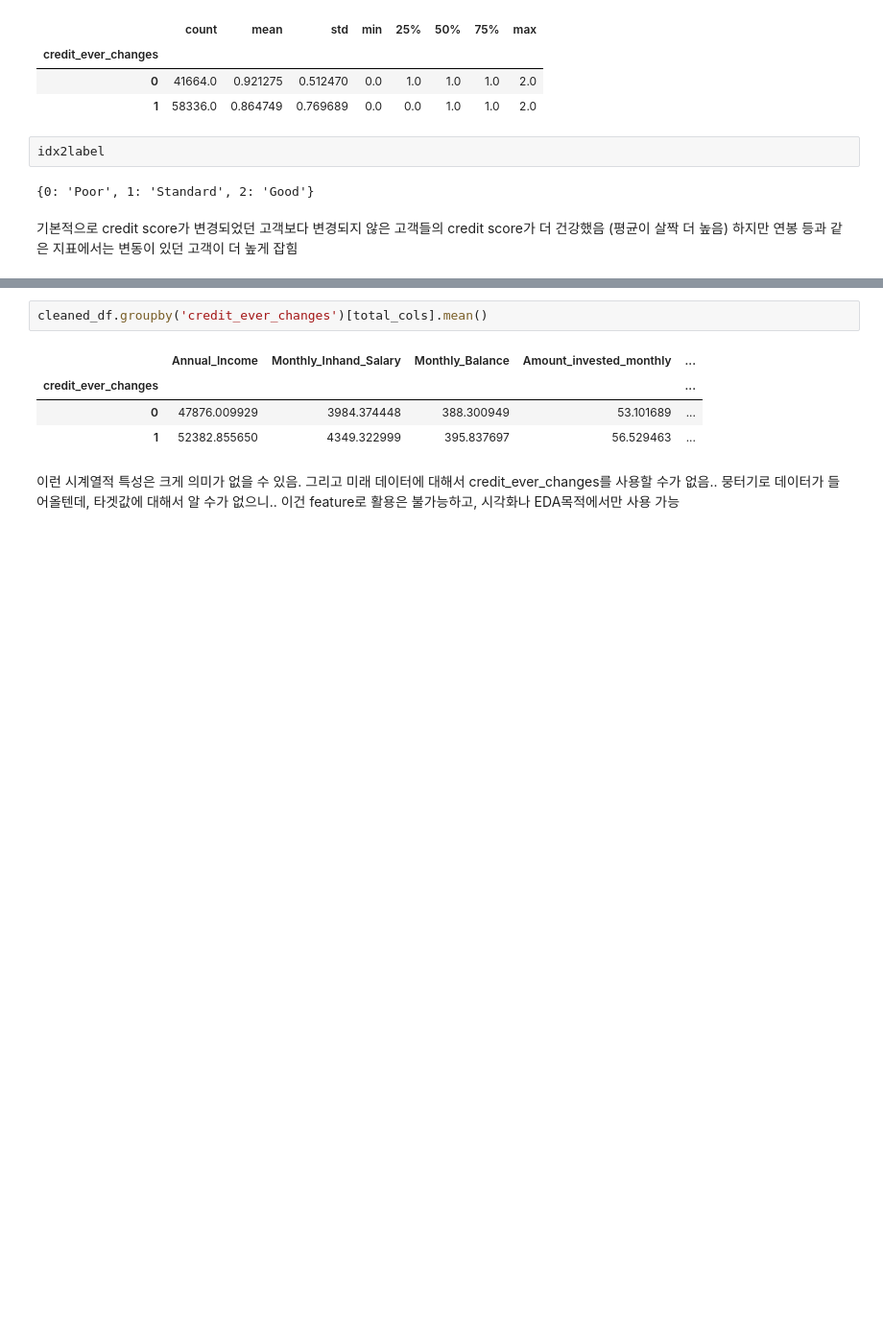
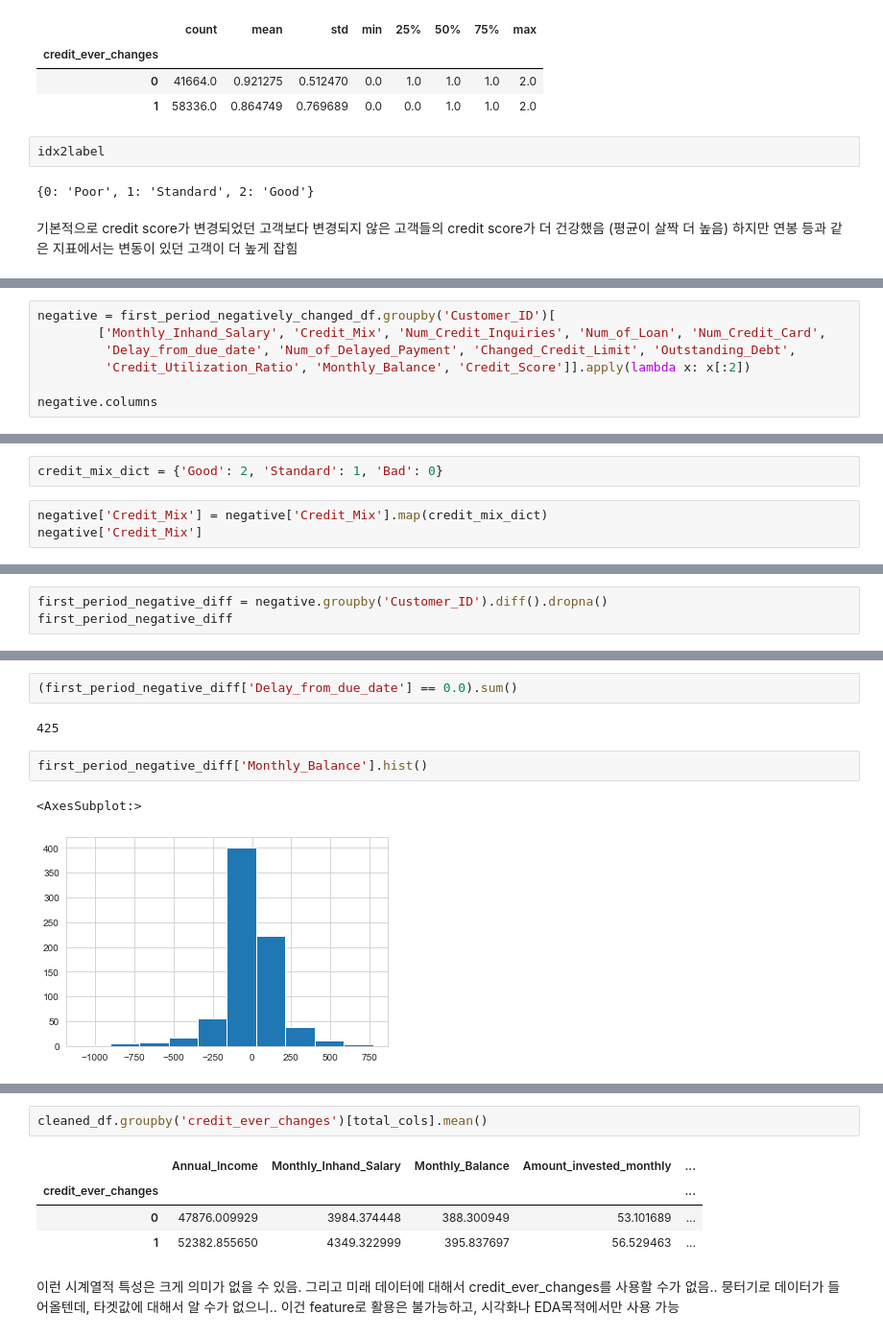
Before and after one commit to Rphabet/Imbalanced, a Jupyter notebook: CreditScore/eda.ipynb, the cells around one changed output, grey strips where cells are left out. Shown at 96% size. Saved outputs shown, nothing was run; the diff lists cells and outputs as text; blank space fills up the shorter version.

Commit message:
update eda (1st diff incl)

```diff
--- a/CreditScore/eda.ipynb
+++ b/CreditScore/eda.ipynb
@@ -460,0 +531,7 @@ idx2label
+# %%
+negative = first_period_negatively_changed_df.groupby('Customer_ID')[
+        ['Monthly_Inhand_Salary', 'Credit_Mix', 'Num_Credit_Inquiries', 'Num_of_Loan', 'Num_Credit_Card',
+         'Delay_from_due_date', 'Num_of_Delayed_Payment', 'Changed_Credit_Limit', 'Outstanding_Debt',
+         'Credit_Utilization_Ratio', 'Monthly_Balance', 'Credit_Score']].apply(lambda x: x[:2])
+
+negative.columns
@@ -460,0 +551,5 @@ idx2label
+# %%
+credit_mix_dict = {'Good': 2, 'Standard': 1, 'Bad': 0}
+# %%
+negative['Credit_Mix'] = negative['Credit_Mix'].map(credit_mix_dict)
+negative['Credit_Mix']
@@ -460,0 +572,3 @@ idx2label
+# %%
+first_period_negative_diff = negative.groupby('Customer_ID').diff().dropna()
+first_period_negative_diff
@@ -460,0 +590,9 @@ idx2label
+# %%
+(first_period_negative_diff['Delay_from_due_date'] == 0.0).sum()
+# %% [output]
+425
+# %%
+first_period_negative_diff['Monthly_Balance'].hist()
+# %% [output]
+<AxesSubplot:>
+[figure, added]
```
Also changed, not shown: parts of 109 cells of this notebook.
